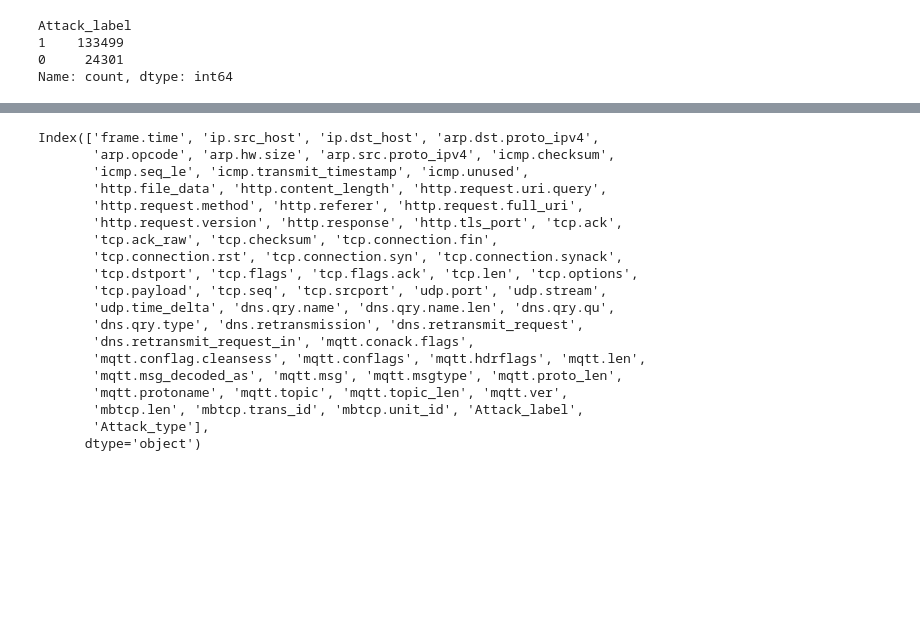
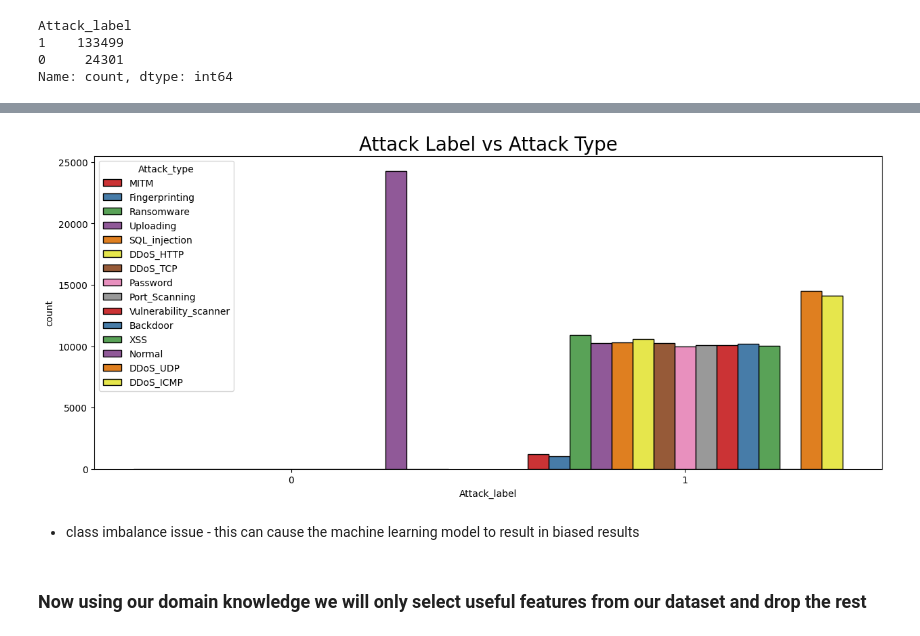
Before and after one commit to Rayan-Ali1083/Layer7Defend, a Jupyter notebook: GDSC.ipynb, the cells around one changed output, grey strips where cells are left out. Cells and saved outputs as stored; diff of their text form; code cells hidden in the pictures; blank space fills up the shorter version.

Commit message:
Clean Working

```diff
--- a/GDSC.ipynb
+++ b/GDSC.ipynb
@@ -219,22 +198,7 @@ Name: count, dtype: int64
-# %%
-df.columns
-# %% [output]
-Index(['frame.time', 'ip.src_host', 'ip.dst_host', 'arp.dst.proto_ipv4',
-       'arp.opcode', 'arp.hw.size', 'arp.src.proto_ipv4', 'icmp.checksum',
-       'icmp.seq_le', 'icmp.transmit_timestamp', 'icmp.unused',
-       'http.file_data', 'http.content_length', 'http.request.uri.query',
-       'http.request.method', 'http.referer', 'http.request.full_uri',
-       'http.request.version', 'http.response', 'http.tls_port', 'tcp.ack',
-       'tcp.ack_raw', 'tcp.checksum', 'tcp.connection.fin',
-       'tcp.connection.rst', 'tcp.connection.syn', 'tcp.connection.synack',
-       'tcp.dstport', 'tcp.flags', 'tcp.flags.ack', 'tcp.len', 'tcp.options',
-       'tcp.payload', 'tcp.seq', 'tcp.srcport', 'udp.port', 'udp.stream',
-       'udp.time_delta', 'dns.qry.name', 'dns.qry.name.len', 'dns.qry.qu',
-       'dns.qry.type', 'dns.retransmission', 'dns.retransmit_request',
-       'dns.retransmit_request_in', 'mqtt.conack.flags',
-       'mqtt.conflag.cleansess', 'mqtt.conflags', 'mqtt.hdrflags', 'mqtt.len',
-       'mqtt.msg_decoded_as', 'mqtt.msg', 'mqtt.msgtype', 'mqtt.proto_len',
-       'mqtt.protoname', 'mqtt.topic', 'mqtt.topic_len', 'mqtt.ver',
-       'mbtcp.len', 'mbtcp.trans_id', 'mbtcp.unit_id', 'Attack_label',
-       'Attack_type'],
-      dtype='object')
+# %%
+plt.figure(figsize=(15, 6))
+sns.countplot(data=df, x='Attack_label', hue='Attack_type', palette='Set1', edgecolor='black', linewidth=1)
+plt.title('Attack Label vs Attack Type', fontsize=20)
+plt.show()
+# %% [output]
+[figure, added]
@@ -240,0 +212,4 @@ Index(['frame.time', 'ip.src_host', 'ip.dst_host', 'arp.dst.proto_ipv4',
+# %% [markdown]
+- class imbalance issue - this can cause the machine learning model to result in biased results
+# %% [markdown]
+### Now using our domain knowledge we will only select useful features from our dataset and drop the rest
```
Also changed, not shown: parts of 7 cells of this notebook.
